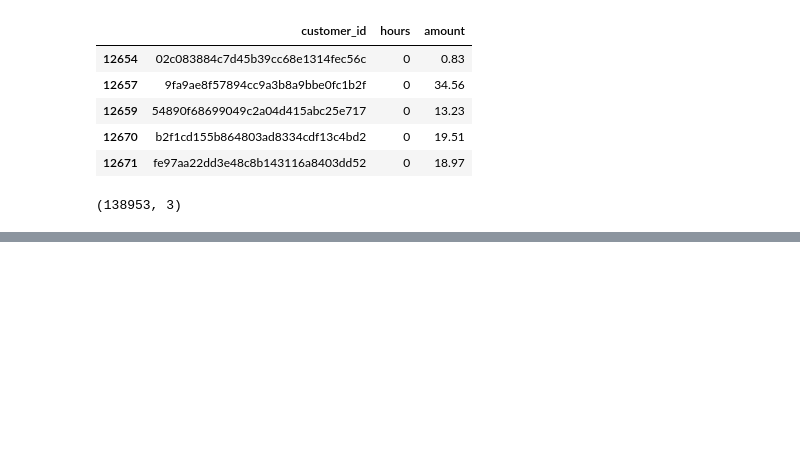
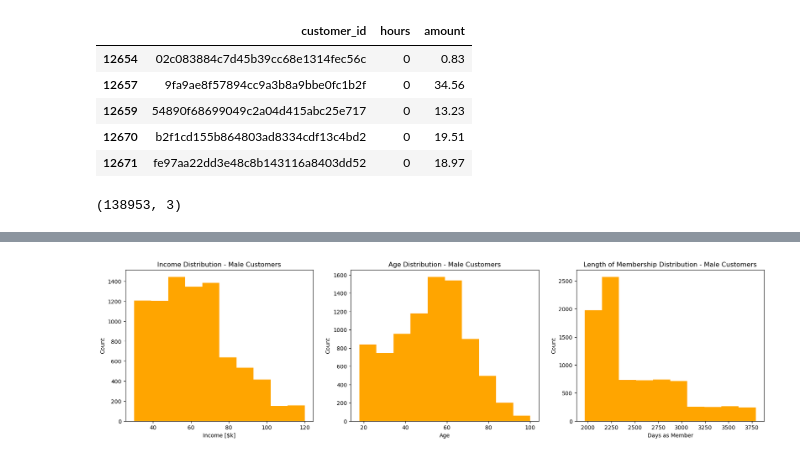
Before and after one commit to mknox0826/Udacity_Capstone_Starbucks, a Jupyter notebook: Starbucks_Capstone_notebook.ipynb, the cells around one changed output, grey strips where cells are left out. Drawn from its saved outputs; the diff is of its cells as text; code cells hidden in the pictures; blank space fills up the shorter version.

```diff
--- a/Starbucks_Capstone_notebook.ipynb
+++ b/Starbucks_Capstone_notebook.ipynb
@@ -374,0 +455,87 @@ transactions.shape
+# %%
+# View distributions by gender
+male_customers = cleaned_profile[cleaned_profile['M'] == 1]
+female_customers = cleaned_profile[cleaned_profile['F'] == 1]
+nb_customers = cleaned_profile[cleaned_profile['O'] == 1]
+
+male = ['orange']
+female = ['green']
+nb = ['purple']
+
+# MALE
+# Chart out plots side by side
+fig, ax = plt.subplots(figsize=(21, 5), nrows=1, ncols=3)
+
+# Income Distribution Plot
+plt.sca(ax[0])
+plt.hist(male_customers['income'] * 1E-3, color=male )
+plt.xlabel('Income [$k]')
+plt.ylabel('Count')
+plt.title('Income Distribution - Male Customers')
+
+# Age Distribution Plot
+plt.sca(ax[1])
+plt.hist(male_customers['age'], color=male)
+plt.xlabel('Age')
+plt.ylabel('Count')
+plt.title('Age Distribution - Male Customers')
+
+# Length of Membership Distribution Plot
+plt.sca(ax[2])
+plt.hist(male_customers['member_days'], color=male)
+plt.xlabel('Days as Member')
+plt.ylabel('Count')
+plt.title('Length of Membership Distribution - Male Customers')
+
+
+# FEMALE
+# Chart out plots side by side
+fig, ax = plt.subplots(figsize=(21, 5), nrows=1, ncols=3)
+
+# Income Distribution Plot
+plt.sca(ax[0])
+plt.hist(female_customers['income'] * 1E-3, color=female )
+plt.xlabel('Income [$k]')
+plt.ylabel('Count')
+plt.title('Income Distribution - Female Customers')
+
+# Age Distribution Plot
+plt.sca(ax[1])
+plt.hist(female_customers['age'], color=female)
+plt.xlabel('Age')
+plt.ylabel('Count')
+plt.title('Age Distribution - Female Customers')
+
+# Length of Membership Distribution Plot
+plt.sca(ax[2])
+plt.hist(female_customers['member_days'], color=female)
+plt.xlabel('Days as Member')
+plt.ylabel('Count')
+plt.title('Length of Membership Distribution - Female Customers')
+
+
+# NB
+# Chart out plots side by side
+fig, ax = plt.subplots(figsize=(21, 5), nrows=1, ncols=3)
+
+# Income Distribution Plot
+plt.sca(ax[0])
+plt.hist(nb_customers['income'] * 1E-3, color=nb )
+plt.xlabel('Income [$k]')
+plt.ylabel('Count')
+plt.title('Income Distribution - Non-Binary Customers')
+
+# Age Distribution Plot
+plt.sca(ax[1])
+plt.hist(nb_customers['age'], color=nb)
+plt.xlabel('Age')
+plt.ylabel('Count')
+plt.title('Age Distribution - Non-Binary Customers')
+
+# Length of Membership Distribution Plot
+plt.sca(ax[2])
+plt.hist(nb_customers['member_days'], color=nb)
+plt.xlabel('Days as Member')
+plt.ylabel('Count')
+plt.title('Length of Membership Distribution - Non-Binary Customers')
+# %% [output]
@@ -374,0 +543 @@ transactions.shape
+[figure, added]
```
Also changed, not shown: parts of 23 cells of this notebook.
